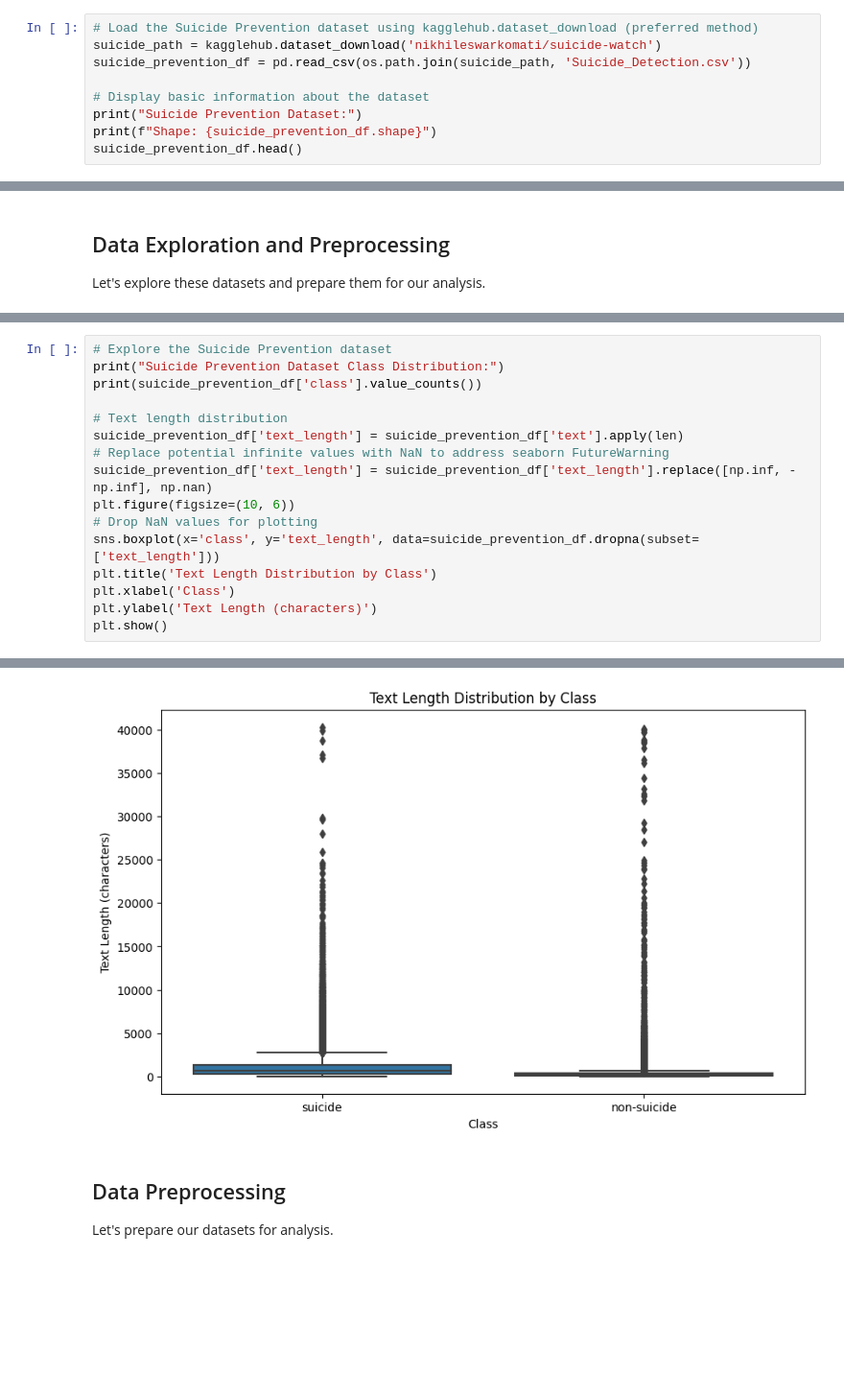
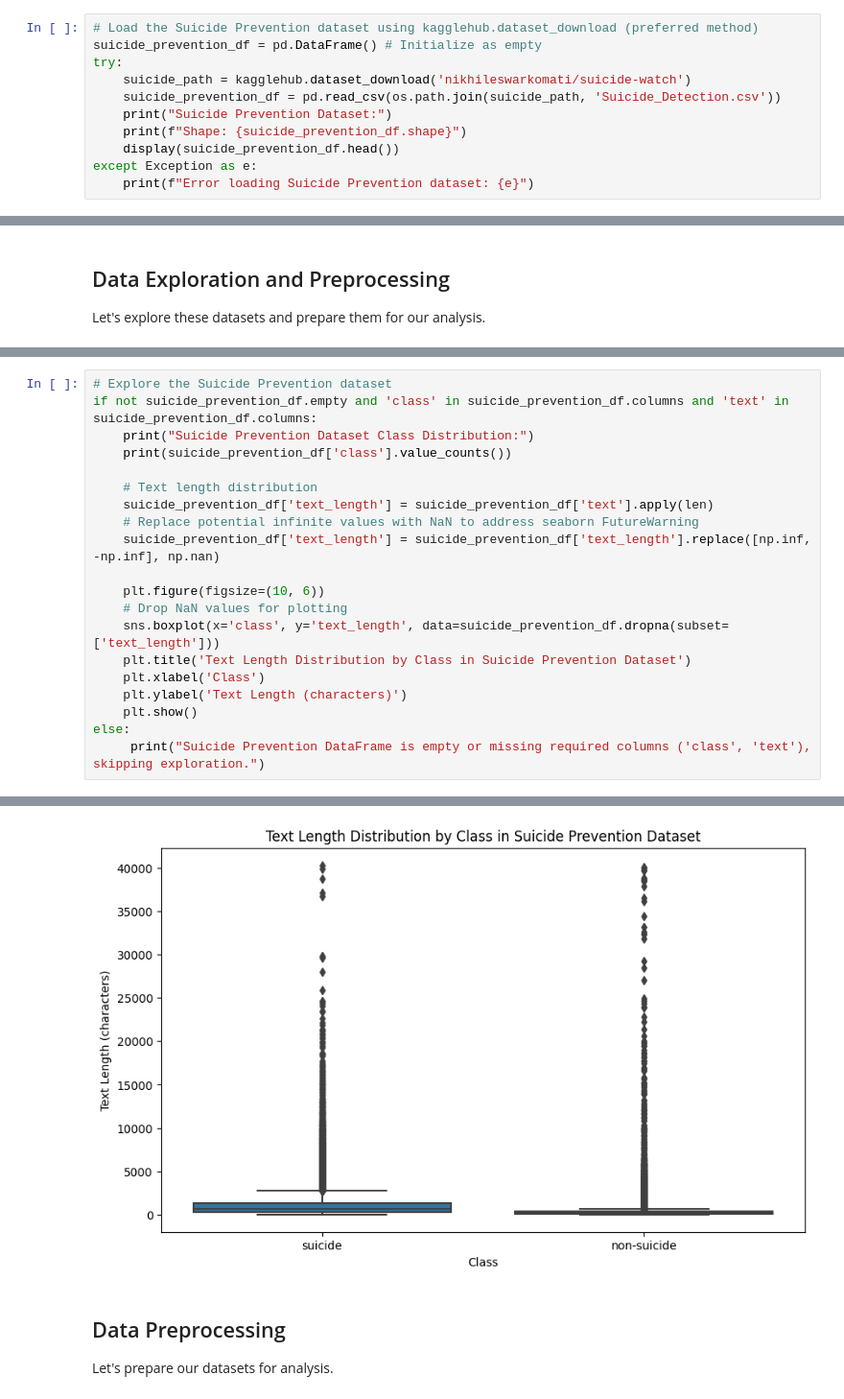
Before and after one commit to saptak/junkdrawer, a Jupyter notebook: mental-health-analysis-and-support.ipynb, the cells around one changed output, grey strips where cells are left out. Shown: that part at 96% size. Cells and saved outputs as stored; diff of their text form; blank space fills up the shorter version.

Commit message:
Kaggle Notebook | Mental Health Analysis and Support | Version 4

```diff
--- a/mental-health-analysis-and-support.ipynb
+++ b/mental-health-analysis-and-support.ipynb
@@ -205,13 +210,15 @@ Shape: (27977, 2)
 | 4 | worried year old girl subject dom... | 1 |
 # %%
 # Load the Suicide Prevention dataset using kagglehub.dataset_download (preferred method)
-suicide_path = kagglehub.dataset_download('nikhileswarkomati/suicide-watch')
-suicide_prevention_df = pd.read_csv(os.path.join(suicide_path, 'Suicide_Detection.csv'))
-
-# Display basic information about the dataset
-print("Suicide Prevention Dataset:")
-print(f"Shape: {suicide_prevention_df.shape}")
-suicide_prevention_df.head()
+suicide_prevention_df = pd.DataFrame() # Initialize as empty
+try:
+    suicide_path = kagglehub.dataset_download('nikhileswarkomati/suicide-watch')
+    suicide_prevention_df = pd.read_csv(os.path.join(suicide_path, 'Suicide_Detection.csv'))
+    print("Suicide Prevention Dataset:")
+    print(f"Shape: {suicide_prevention_df.shape}")
+    display(suicide_prevention_df.head())
+except Exception as e:
+    print(f"Error loading Suicide Prevention dataset: {e}")
 # %% [output]
 Suicide Prevention Dataset:
 Shape: (232074, 3)
@@ -279,26 +294,30 @@ Name: count, dtype: int64
 # %%
 # Explore the Suicide Prevention dataset
-print("Suicide Prevention Dataset Class Distribution:")
-print(suicide_prevention_df['class'].value_counts())
+if not suicide_prevention_df.empty and 'class' in suicide_prevention_df.columns and 'text' in suicide_prevention_df.columns:
+    print("Suicide Prevention Dataset Class Distribution:")
+    print(suicide_prevention_df['class'].value_counts())
 
-# Text length distribution
-suicide_prevention_df['text_length'] = suicide_prevention_df['text'].apply(len)
-# Replace potential infinite values with NaN to address seaborn FutureWarning
-suicide_prevention_df['text_length'] = suicide_prevention_df['text_length'].replace([np.inf, -np.inf], np.nan)
-plt.figure(figsize=(10, 6))
-# Drop NaN values for plotting
-sns.boxplot(x='class', y='text_length', data=suicide_prevention_df.dropna(subset=['text_length']))
-plt.title('Text Length Distribution by Class')
-plt.xlabel('Class')
-plt.ylabel('Text Length (characters)')
-plt.show()
+    # Text length distribution
+    suicide_prevention_df['text_length'] = suicide_prevention_df['text'].apply(len)
+    # Replace potential infinite values with NaN to address seaborn FutureWarning
+    suicide_prevention_df['text_length'] = suicide_prevention_df['text_length'].replace([np.inf, -np.inf], np.nan)
+
+    plt.figure(figsize=(10, 6))
+    # Drop NaN values for plotting
+    sns.boxplot(x='class', y='text_length', data=suicide_prevention_df.dropna(subset=['text_length']))
+    plt.title('Text Length Distribution by Class in Suicide Prevention Dataset')
+    plt.xlabel('Class')
+    plt.ylabel('Text Length (characters)')
+    plt.show()
+else:
+     print("Suicide Prevention DataFrame is empty or missing required columns ('class', 'text'), skipping exploration.")
 # %% [output]
 Suicide Prevention Dataset Class Distribution:
 class
 suicide        116037
 non-suicide    116037
 Name: count, dtype: int64
-[figure, old version]
+[figure, new version]
 # %% [markdown]
 ## Data Preprocessing
 
```
Also changed, not shown: parts of 70 cells of this notebook.
